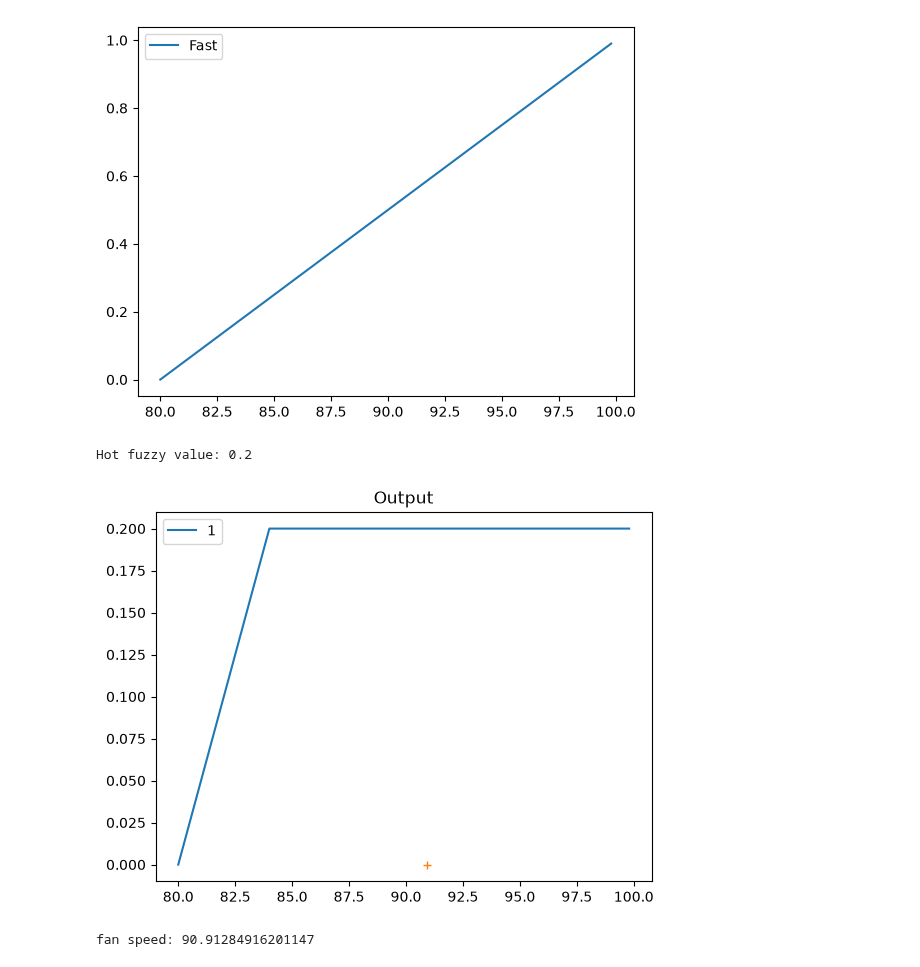
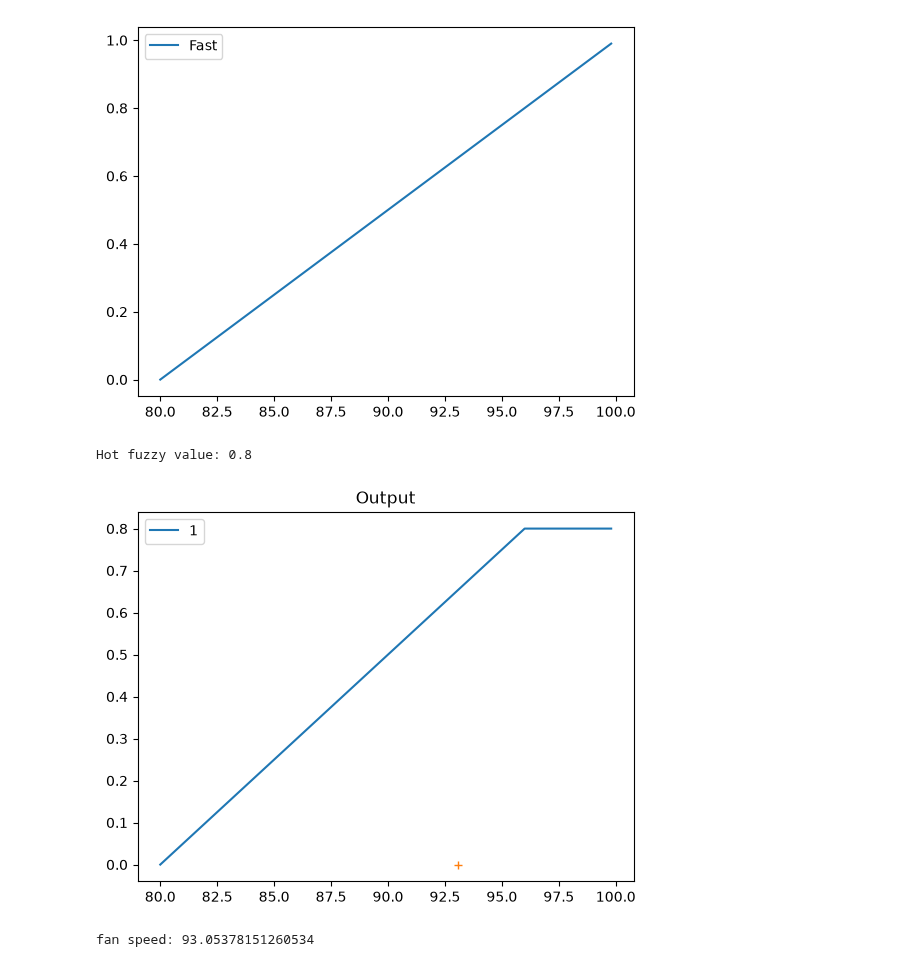
Before and after one commit to UniCT-ARSLab/arslabrobotics, a Jupyter notebook: examples/fuzzy/fuzzy_rule_1.ipynb, the cells around one changed output. Saved outputs shown, nothing was run; the diff lists cells and outputs as text; code cells hidden in the pictures.

Commit message:
fuzzy pos control

```diff
--- a/examples/fuzzy/fuzzy_rule_1.ipynb
+++ b/examples/fuzzy/fuzzy_rule_1.ipynb
@@ -14,19 +14,19 @@ ar.fuzzy.plot_fuzzysets([fast])
 [figure]
 [figure]
 # %%
-t = 32  # put temperature here
+t = 38  # put temperature here
 temperature = ar.fuzzy.Variable(t)
 print("Hot fuzzy value:", temperature(hot).get())
 
 fan = ar.fuzzy.Variable()
 
 r1 = (temperature(hot)) >> fan(fast)
 
 e = ar.fuzzy.FuzzyEngine()
 e.plot = True
 e.execute(r1)
 print("fan speed:", e.get(fan))
 # %% [output]
-Hot fuzzy value: 0.2
+Hot fuzzy value: 0.8
-[figure, old version]
+[figure, new version]
-fan speed: 90.91284916201147
+fan speed: 93.05378151260534
```
Also changed, not shown: 7 other files.
